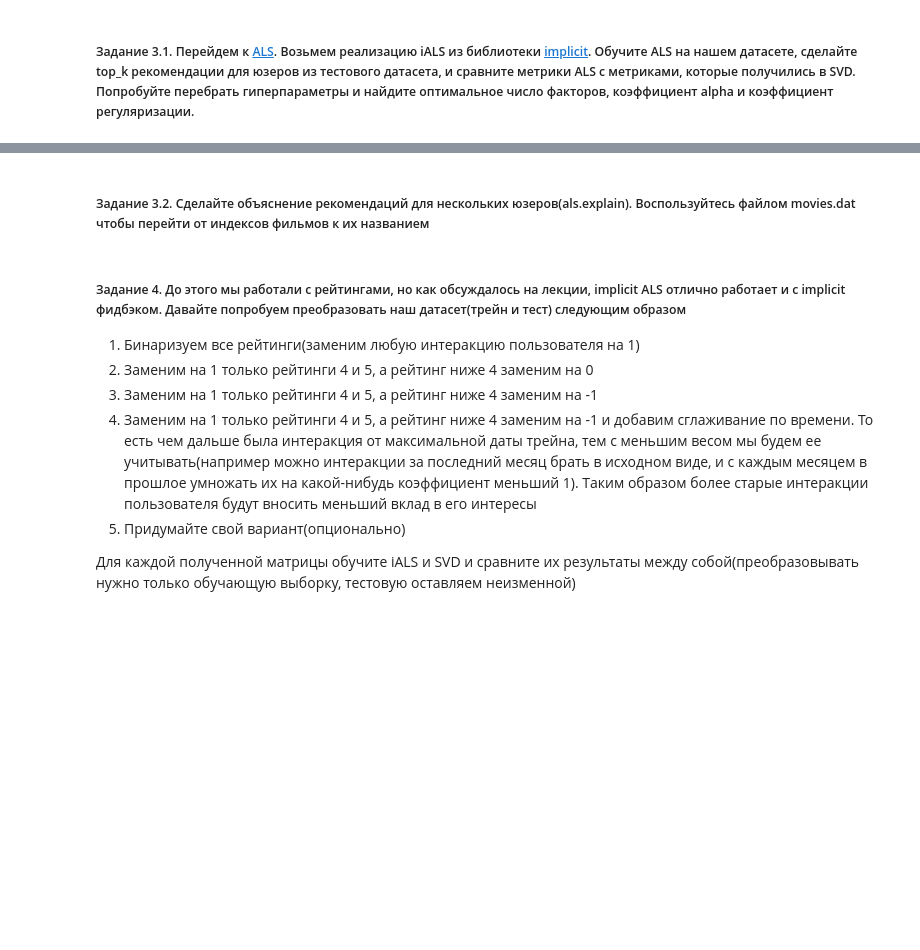
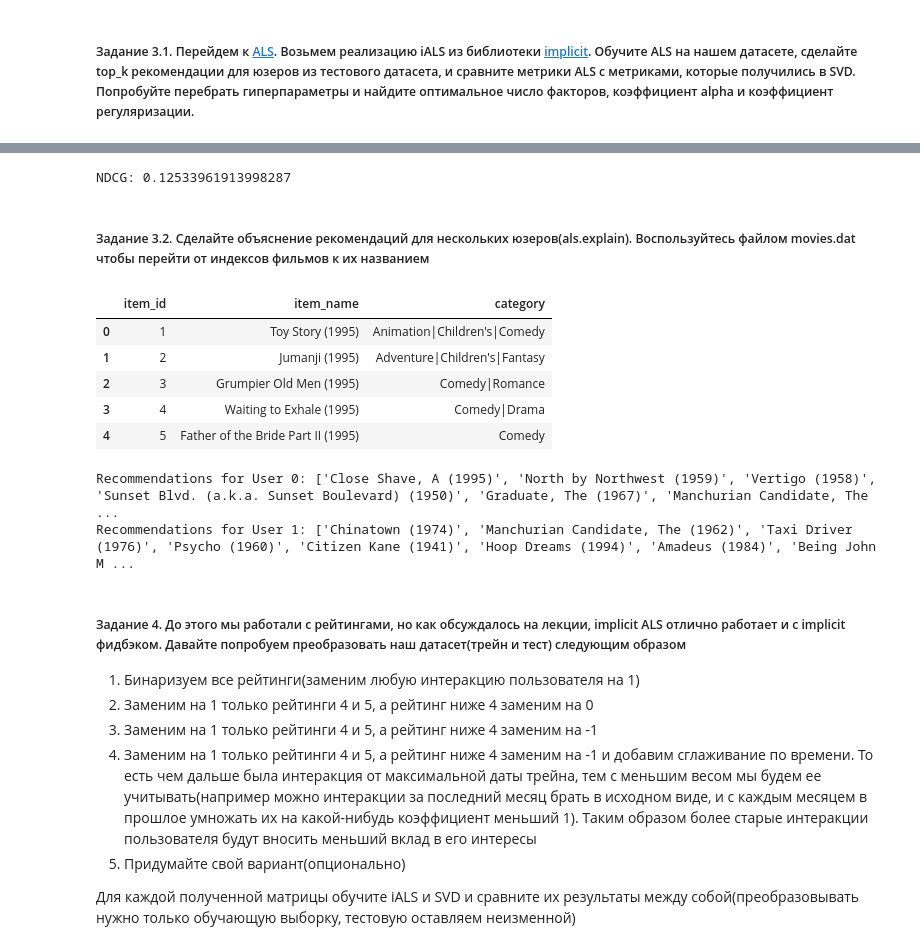
Before and after one commit to Lulu-fw01/RecSys_course, a Jupyter notebook: hw/HSE_RecSys_HW2.ipynb, the cells around one changed output, grey strips where cells are left out. Cells and saved outputs as stored; diff of their text form; code cells hidden in the pictures; blank space fills up the shorter version.

```diff
--- a/hw/HSE_RecSys_HW2.ipynb
+++ b/hw/HSE_RecSys_HW2.ipynb
@@ -329,5 +300,22 @@ recs = make_als_recommendations(interractions)
 assert recs.shape == (interractions.shape[0], 100)
+# %%
+metric_values = []
+for idx, predictions in enumerate(recs):
+        real_values = real_items_oreder.get(idx, [])
+        metric_values.append(ndcg_metric(real_values, predictions))
+
+print(f'NDCG: {np.mean(metric_values)}')
+# %% [output]
+NDCG: 0.12533961913998287
 # %% [markdown]
 ##### Задание 3.2. Сделайте объяснение рекомендаций для нескольких юзеров(als.explain). Воспользуйтесь файлом movies.dat чтобы перейти от индексов фильмов к их названием
 # %%
-#your code here
+df_movies = pd.read_csv("ml-1m/movies.dat", sep='::', names=['item_id', 'item_name', 'category'], engine='python', encoding='latin1')
+df_movies.head()
+# %% [output]
+|  | item_id | item_name | category |
+| 0 | 1 | Toy Story (1995) | Animation|Children's|Comedy |
+| 1 | 2 | Jumanji (1995) | Adventure|Children's|Fantasy |
+| 2 | 3 | Grumpier Old Men (1995) | Comedy|Romance |
+| 3 | 4 | Waiting to Exhale (1995) | Comedy|Drama |
+| 4 | 5 | Father of the Bride Part II (1995) | Comedy |
@@ -334,3 +333,9 @@ assert recs.shape == (interractions.shape[0], 100)
+# %%
+print(f"Recommendations for User {0}: {recs_titles[0]}")
+print(f"Recommendations for User {1}: {recs_titles[1]}")
+# %% [output]
+Recommendations for User 0: ['Close Shave, A (1995)', 'North by Northwest (1959)', 'Vertigo (1958)', 'Sunset Blvd. (a.k.a. Sunset Boulevard) (1950)', 'Graduate, The (1967)', 'Manchurian Candidate, The ...
+Recommendations for User 1: ['Chinatown (1974)', 'Manchurian Candidate, The (1962)', 'Taxi Driver (1976)', 'Psycho (1960)', 'Citizen Kane (1941)', 'Hoop Dreams (1994)', 'Amadeus (1984)', 'Being John M ...
 # %% [markdown]
 ##### Задание 4. До этого мы работали с рейтингами, но как обсуждалось на лекции, implicit ALS отлично работает и с implicit фидбэком. Давайте попробуем преобразовать наш датасет(трейн и тест) следующим образом
 
```
Also changed, not shown: parts of 11 cells of this notebook.
